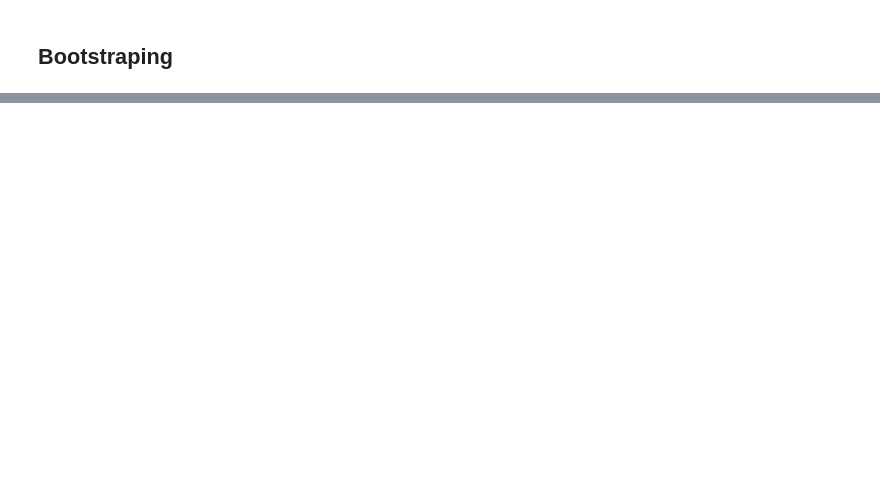
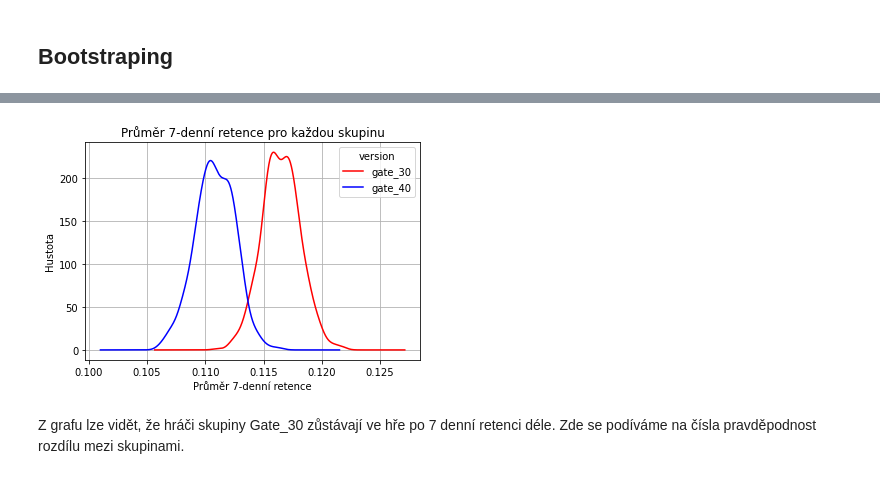
Before and after one commit to 9berny9/cookie_cats_analysis, a Jupyter notebook: cats.ipynb, the cells around one changed output, grey strips where cells are left out. Saved outputs shown, nothing was run; the diff lists cells and outputs as text; code cells hidden in the pictures; blank space fills up the shorter version.

```diff
--- a/cats.ipynb
+++ b/cats.ipynb
@@ -363,0 +394,11 @@ U 7 denní retence se potvrzuje hypotéza, že mezi skupinami je signifikantní
+# %%
+boot_retention7 = []
+iterations = 700
+for i in range(iterations):
+    boot_mean = df1.sample(frac=1, replace=True).groupby(by='version')['retention_7'].mean()
+    boot_retention7.append(boot_mean)
+
+boot_retention7 = pd.DataFrame(boot_retention7)
+# %%
+# Vytvoříme dataframe přidaných vzorků
+boot_retention7 = pd.DataFrame(boot_retention7)
@@ -363,0 +414,11 @@ U 7 denní retence se potvrzuje hypotéza, že mezi skupinami je signifikantní
+# %%
+# kernel density estimation (KDE)
+ax = boot_retention7.plot.kde(color="rb")
+ax.set_xlabel("Průměr 7-denní retence")
+ax.set_ylabel("Hustota")
+ax.set_title("Průměr 7-denní retence pro každou skupinu")
+ax.grid();
+# %% [output]
+[figure, added]
+# %% [markdown]
+Z grafu lze vidět, že hráči skupiny Gate_30 zůstávají ve hře po 7 denní retenci déle. Zde se podíváme na čísla pravděpodnost rozdílu mezi skupinami.
```
Also changed, not shown: parts of 17 cells of this notebook.
